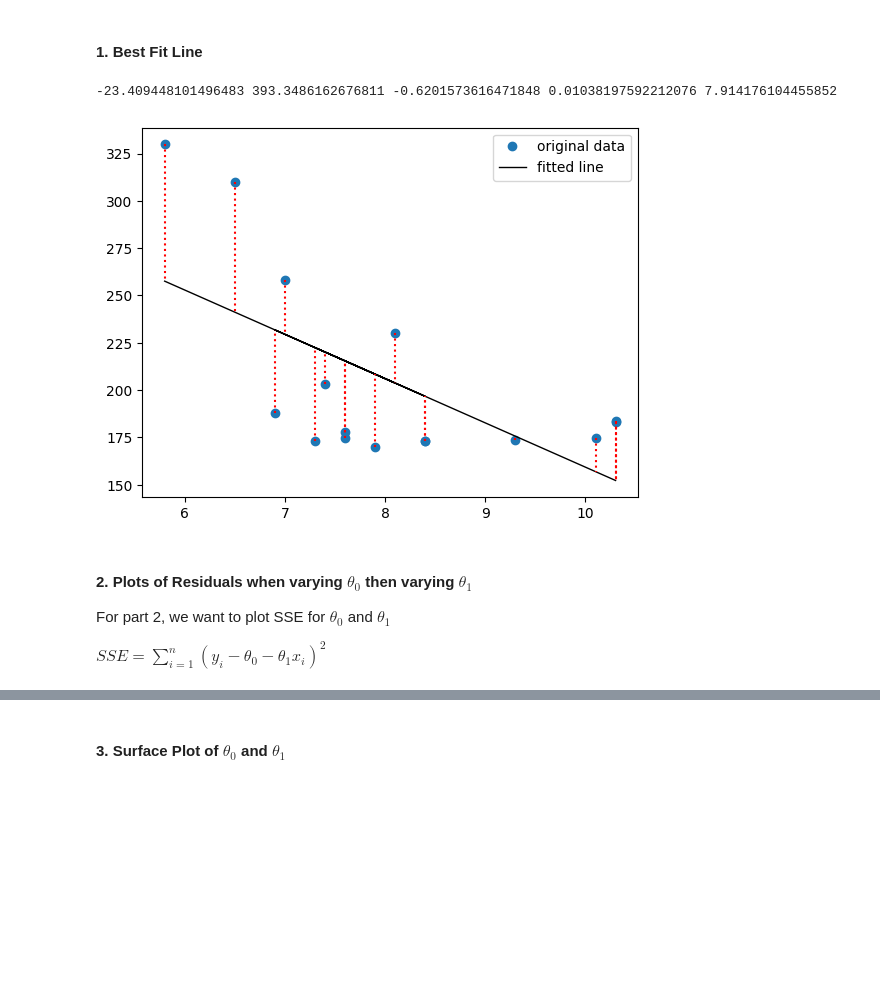
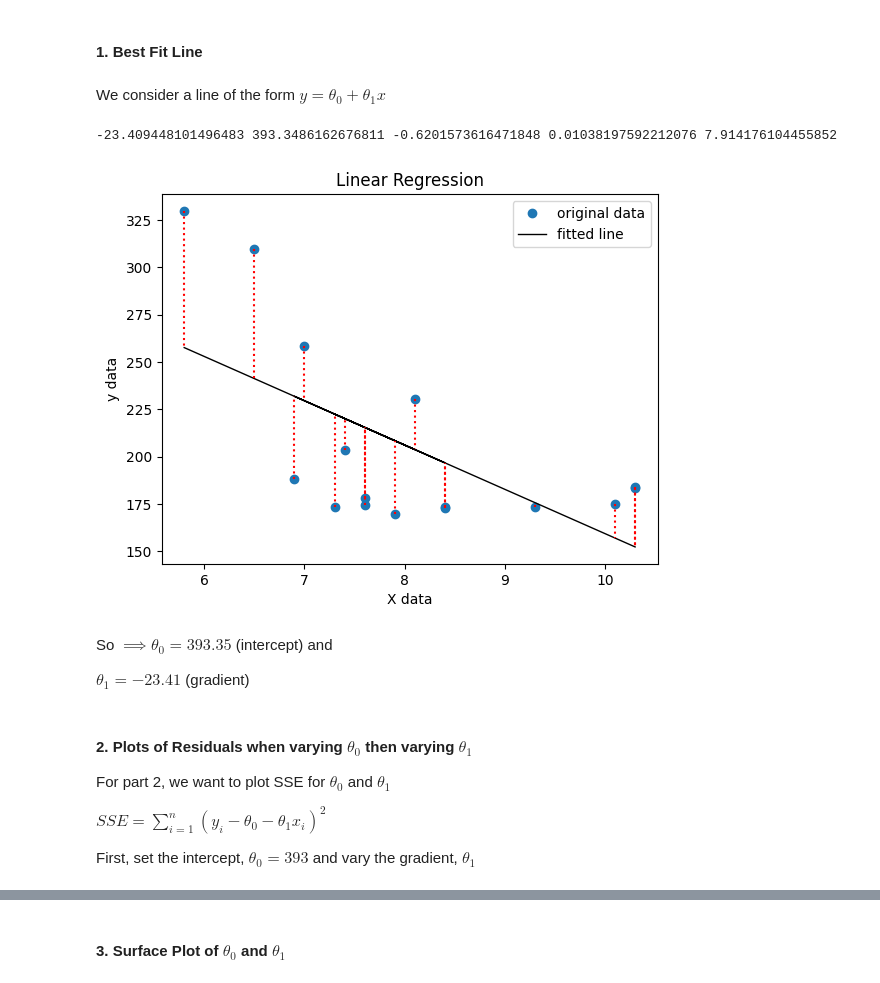
Before and after one commit to samtaba/Statistics, a Jupyter notebook: Linear_Regression.ipynb, the cells around one changed output, grey strips where cells are left out. Saved outputs shown, nothing was run; the diff lists cells and outputs as text; code cells hidden in the pictures; blank space fills up the shorter version.

Commit message:
linear regression

```diff
--- a/Linear_Regression.ipynb
+++ b/Linear_Regression.ipynb
@@ -377,41 +377,53 @@ y: 183.8, 183.2, 174.9, 173.5, 172.9, 173.2, 173.2, 169.7, 174.5, 177.9, 188.1,
 3- Plot the Sum of Squared Errors (SSE) for a range of values of the parameters $ \theta_0 $ and $ \theta_1 $
 # %% [markdown]
 ####  1. Best Fit Line
+# %% [markdown]
+We consider a line of the form $ y = \theta_0 + \theta_1 x $
 # %%
 # 1. Evaluate the coefficients for the best fit line
 
 import numpy as np
 from scipy.stats import linregress
 import matplotlib.pyplot as plt
 
 
 x = np.array([10.3, 10.3, 10.1, 9.3, 8.4, 7.3, 8.4, 7.9, 7.6, 7.6, 6.9, 7.4, 8.1, 7.0, 6.5, 5.8])
 y = np.array([183.8, 183.2, 174.9, 173.5, 172.9, 173.2, 173.2, 169.7, 174.5, 177.9, 188.1, 203.2, 230.2, 258.2, 309.8, 329.8])
 
 slope, intercept, r, p, se = linregress(x, y)
 
 print(slope, intercept, r, p, se)
 
 f = lambda x: intercept + slope * x
 
 plt.plot(x, y, 'o', label='original data')
 plt.plot(x, f(x), 'black', linewidth= 1, label= 'fitted line')
 
 # plot the residuals
 for i in range(0, len(x)):
   plt.plot([x[i], x[i]], [y[i], f(x[i])],'red', linestyle='dotted')
 
+plt.title("Linear Regression", fontsize=12)
+plt.xlabel("X data")
+plt.ylabel("y data")
+
 plt.legend()
 plt.show()
 # %% [output]
 -23.409448101496483 393.3486162676811 -0.6201573616471848 0.01038197592212076 7.914176104455852
-[figure, old version]
+[figure, new version]
+# %% [markdown]
+So $ \implies \theta_0 = 393.35 $ (intercept) and
+
+$ \theta_1 = -23.41 $ (gradient)
 # %% [markdown]
 #### 2. Plots of Residuals when varying $ \theta_0 $ then varying  $ \theta_1 $
 
 For part 2, we want to plot SSE for $ \theta_0 $ and $ \theta_1 $
 
 $ SSE = \sum\limits_{i=1}^{n} (y_i - \theta_0 - \theta_1 x_i)^2 $
+
+First, set the intercept, $ \theta_0 = 393 $  and vary the gradient, $ \theta_1 $
 # %%
 import numpy as np
 import matplotlib.pyplot as plt
```
Also changed, not shown: parts of 5 cells of this notebook.
